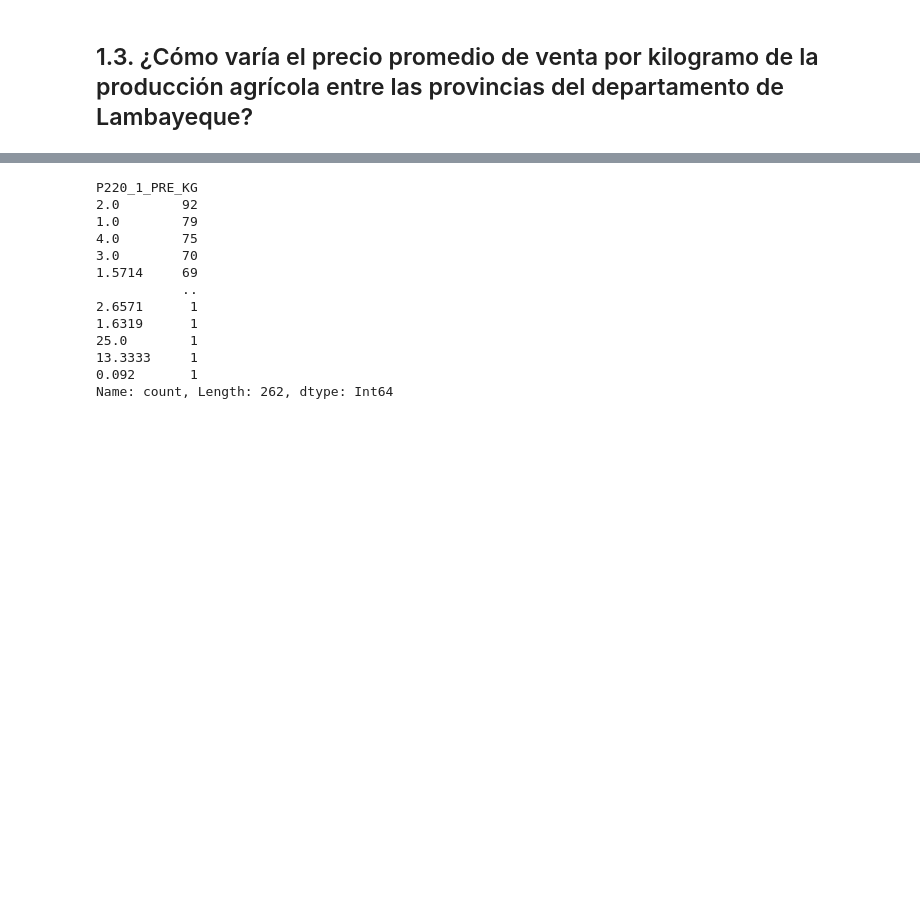
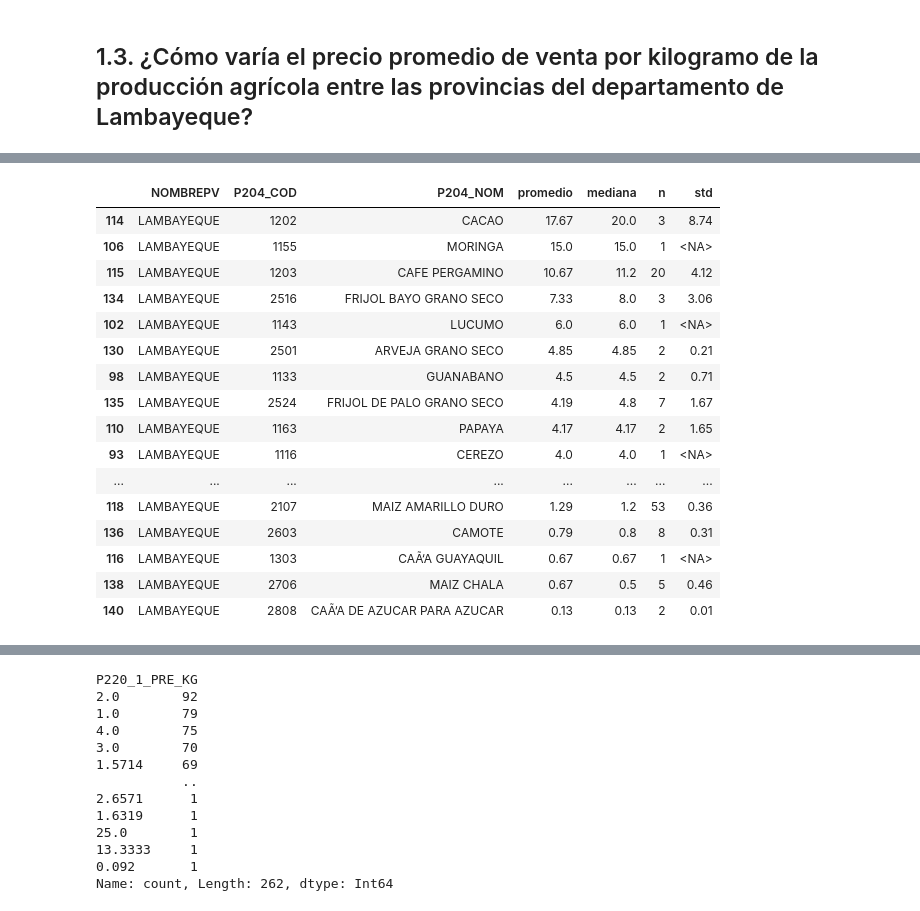
Before and after one commit to matiasrg/Proyecto-PCDA, a Jupyter notebook: scripts/02_CAP200AB.ipynb, the cells around one changed output, grey strips where cells are left out. Cells and saved outputs as stored; diff of their text form; code cells hidden in the pictures; blank space fills up the shorter version.

```diff
--- a/scripts/02_CAP200AB.ipynb
+++ b/scripts/02_CAP200AB.ipynb
@@ -348,0 +439,29 @@ plt.show()
+# %%
+ranking_lam = (
+    resumen_cultivos_pre_lambayeque[
+        resumen_cultivos_pre_lambayeque["NOMBREPV"].str.contains(
+            "LAMBAYEQUE", case=False, na=False
+        )
+    ]
+    .sort_values("promedio", ascending=False)
+)
+
+ranking_lam
+# %% [output]
+|  | NOMBREPV | P204_COD | P204_NOM | promedio | mediana | n | std |
+| 114 | LAMBAYEQUE | 1202 | CACAO | 17.67 | 20.0 | 3 | 8.74 |
+| 106 | LAMBAYEQUE | 1155 | MORINGA | 15.0 | 15.0 | 1 | <NA> |
+| 115 | LAMBAYEQUE | 1203 | CAFE PERGAMINO | 10.67 | 11.2 | 20 | 4.12 |
+| 134 | LAMBAYEQUE | 2516 | FRIJOL BAYO GRANO SECO | 7.33 | 8.0 | 3 | 3.06 |
+| 102 | LAMBAYEQUE | 1143 | LUCUMO | 6.0 | 6.0 | 1 | <NA> |
+| 130 | LAMBAYEQUE | 2501 | ARVEJA GRANO SECO | 4.85 | 4.85 | 2 | 0.21 |
+| 98 | LAMBAYEQUE | 1133 | GUANABANO | 4.5 | 4.5 | 2 | 0.71 |
+| 135 | LAMBAYEQUE | 2524 | FRIJOL DE PALO GRANO SECO | 4.19 | 4.8 | 7 | 1.67 |
+| 110 | LAMBAYEQUE | 1163 | PAPAYA | 4.17 | 4.17 | 2 | 1.65 |
+| 93 | LAMBAYEQUE | 1116 | CEREZO | 4.0 | 4.0 | 1 | <NA> |
+| ... | ... | ... | ... | ... | ... | ... | ... |
+| 118 | LAMBAYEQUE | 2107 | MAIZ AMARILLO DURO | 1.29 | 1.2 | 53 | 0.36 |
+| 136 | LAMBAYEQUE | 2603 | CAMOTE | 0.79 | 0.8 | 8 | 0.31 |
+| 116 | LAMBAYEQUE | 1303 | CAÃ‘A GUAYAQUIL | 0.67 | 0.67 | 1 | <NA> |
+| 138 | LAMBAYEQUE | 2706 | MAIZ CHALA | 0.67 | 0.5 | 5 | 0.46 |
+| 140 | LAMBAYEQUE | 2808 | CAÃ‘A DE AZUCAR PARA AZUCAR | 0.13 | 0.13 | 2 | 0.01 |
```
Also changed, not shown: parts of 5 cells of this notebook, 1 other file.
